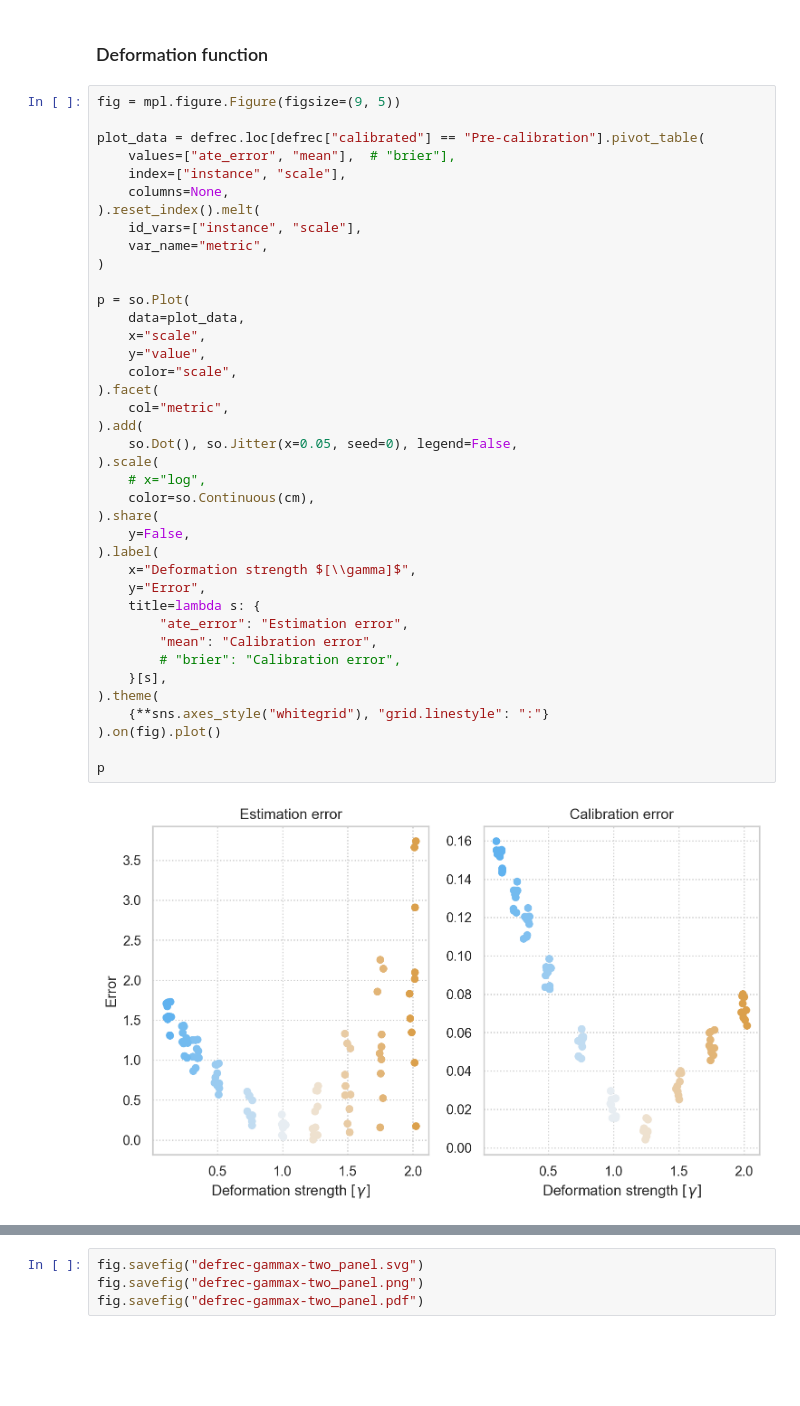
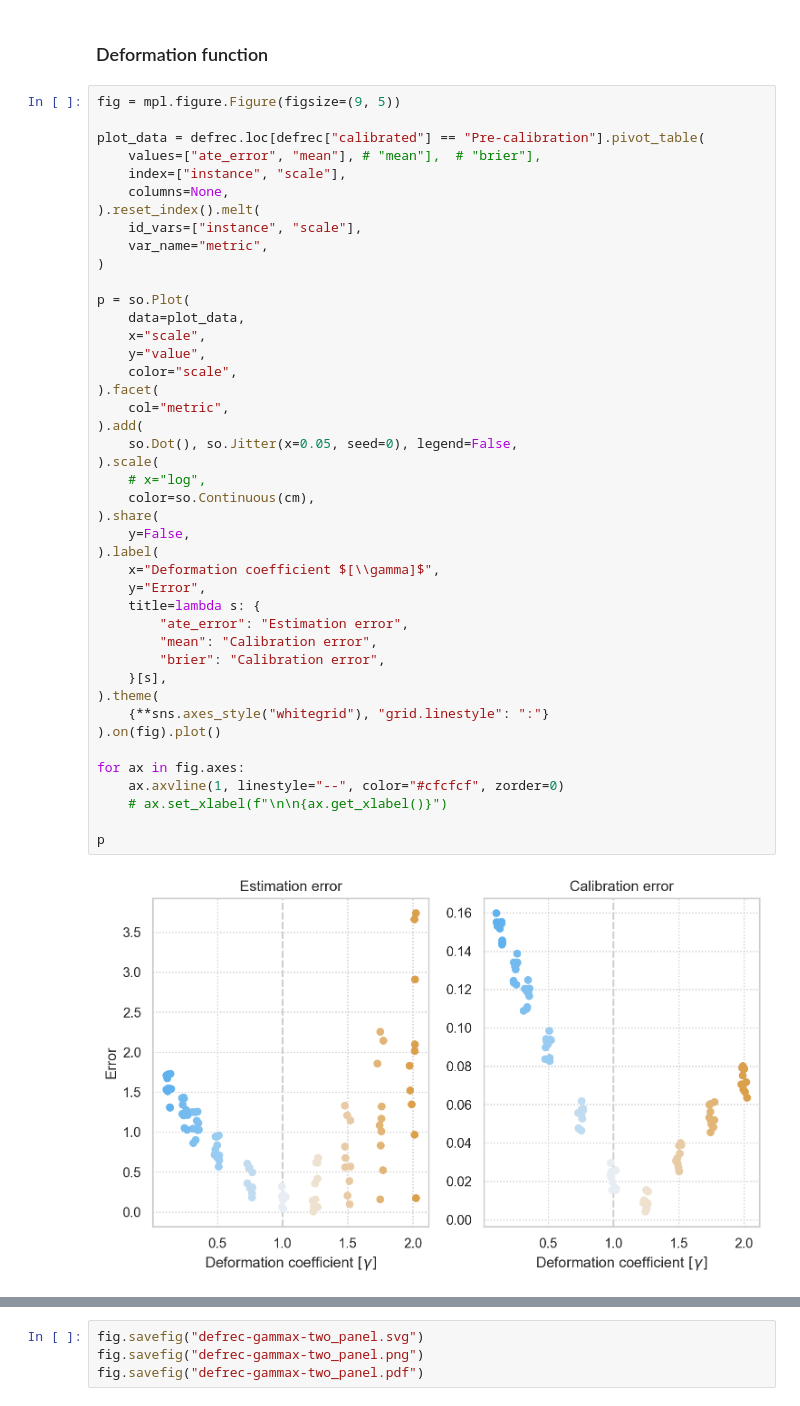
Before and after one commit to RomGutman/propensity_calibration, a Jupyter notebook: replot/extended_fig1_views.ipynb, the cells around one changed output, grey strips where cells are left out. Saved outputs shown, nothing was run; the diff lists cells and outputs as text; blank space fills up the shorter version.

Commit message:
Add x-axis annotations in the pre-calibration γ plot

```diff
--- a/replot/extended_fig1_views.ipynb
+++ b/replot/extended_fig1_views.ipynb
@@ -197,40 +197,44 @@ fig.savefig("defrec-two_panel.pdf")
 fig = mpl.figure.Figure(figsize=(9, 5))
 
 plot_data = defrec.loc[defrec["calibrated"] == "Pre-calibration"].pivot_table(
-    values=["ate_error", "mean"],  # "brier"],
+    values=["ate_error", "mean"], # "mean"],  # "brier"],
     index=["instance", "scale"],
     columns=None,
 ).reset_index().melt(
     id_vars=["instance", "scale"],
     var_name="metric",
 )
 
 p = so.Plot(
     data=plot_data,
     x="scale",
     y="value",
     color="scale",
 ).facet(
     col="metric",
 ).add(
     so.Dot(), so.Jitter(x=0.05, seed=0), legend=False,
 ).scale(
     # x="log",
     color=so.Continuous(cm),
 ).share(
     y=False,
 ).label(
-    x="Deformation strength $[\\gamma]$",
+    x="Deformation coefficient $[\\gamma]$",
     y="Error",
     title=lambda s: {
         "ate_error": "Estimation error",
         "mean": "Calibration error",
-        # "brier": "Calibration error",
+        "brier": "Calibration error",
     }[s],
 ).theme(
     {**sns.axes_style("whitegrid"), "grid.linestyle": ":"}
 ).on(fig).plot()
 
+for ax in fig.axes:
+    ax.axvline(1, linestyle="--", color="#cfcfcf", zorder=0)
+    # ax.set_xlabel(f"\n\n{ax.get_xlabel()}")
+
 p
 # %% [output]
-[figure, old version]
+[figure, new version]
```
Also changed, not shown: parts of 4 cells of this notebook, 1 other file.
